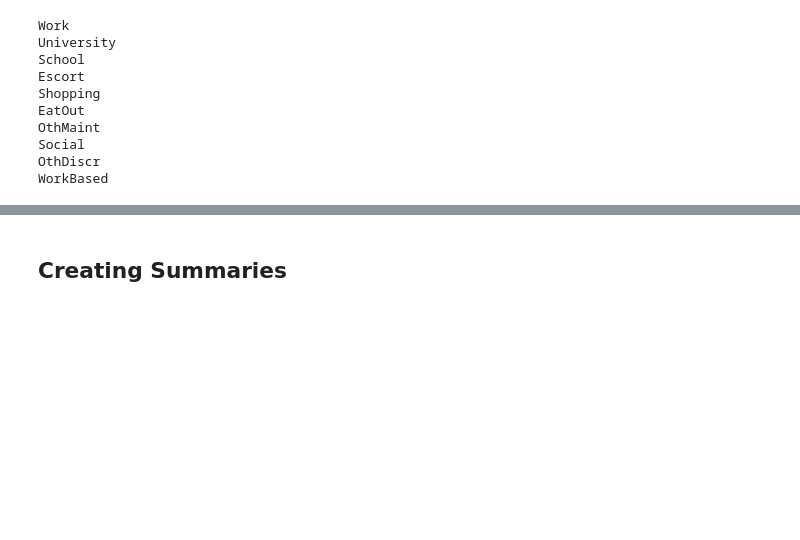
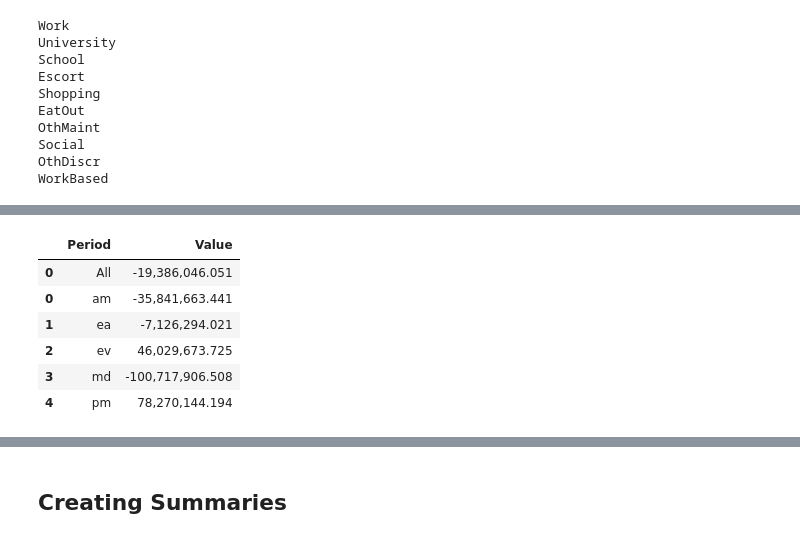
Before and after one commit to camsys/travel-model-one, a Jupyter notebook: CS_utils/Py_summary_code/E1 Final User Benefits.ipynb, the cells around one changed output, grey strips where cells are left out. Saved outputs shown, nothing was run; the diff lists cells and outputs as text; code cells hidden in the pictures; blank space fills up the shorter version.

```diff
--- a/CS_utils/Py_summary_code/E1 Final User Benefits.ipynb
+++ b/CS_utils/Py_summary_code/E1 Final User Benefits.ipynb
@@ -612,4 +671,4 @@ final_trips['ls_benefit_raidehail'] = (final_trips['allmode_ls'] * \
 # logsum benefits non-motorized
 final_trips['ls_benefit_nm'] =  (final_trips['allmode_ls'] * \
                                          (final_trips['non_mot_ls']/final_trips['sum_ls']) * \
-                                            (final_trips['trips']/final_trips['b_ivt'])) * final_trips['trips']
+                                            (final_trips['trips']/final_trips['b_ivt']))
@@ -692,0 +677,6 @@ final_trips_trn['ls_benefit_transit'].isna().sum()
+# %%
+time_periods = params['periods']
+
+#auto_trips = final_trips.loc[final_trips['trip_mode'].isin([1,2,3,9])]
+#trn_trips = final_trips.loc[final_trips['trip_mode'].isin([6,7,8])]
+#nm_trips = final_trips.loc[final_trips['trip_mode'].isin([4,5])]
@@ -692,0 +770,9 @@ final_trips_trn['ls_benefit_transit'].isna().sum()
+# %%
+# Non Motorized mode travel time
+tt_nm = pd.read_parquet(_join(preprocess_dir, 'nm_travel_time.parquet'))
+tt_nm.columns = ['orig_taz', 'dest_taz', 'biketime', 'walktime']
+
+
+#Merge with trip roster
+final_trips = pd.merge(final_trips, tt_nm, on=['orig_taz', 'dest_taz'], how='left')
+print(len(final_trips))
@@ -692,0 +933,21 @@ final_trips_trn['ls_benefit_transit'].isna().sum()
+# %%
+%%time
+print(len(final_trips))
+acc_egr = 'WLK_TRN_PNR'
+df_trn_skim = pd.read_parquet(_join(preprocess_dir, 'trnskm_'+acc_egr+'_cores.parquet'))
+
+temp = []
+for period in time_periods:
+    print(period)
+    trips_pd = final_trips.loc[final_trips['Period']==period.lower()]
+    tt_pd = df_trn_skim[['orig', 'dest', period.lower()]]
+    tt_pd.columns = ['orig_taz', 'dest_taz', period.lower()]
+    tt_trips_pd = pd.merge(trips_pd, tt_pd,
+                           on =['orig_taz', 'dest_taz'],
+                            how ='left')
+
+    tt_trips_pd = tt_trips_pd.rename(columns={period.lower(): acc_egr+'_time'})
+    temp.append(tt_trips_pd)
+
+final_trips = pd.concat(temp)
+print(len(final_trips))
@@ -692,0 +968,15 @@ final_trips_trn['ls_benefit_transit'].isna().sum()
+# %%
+summary_col = 'ls_benefit_transit'
+mode_numbers = [6,7,8]
+temp = final_trips.loc[final_trips['trip_mode'].isin(mode_numbers)]
+df_region_period = summarize_all_combinations(temp, groupby_columns=['Period'], summary_column=summary_col)
+df_region_period = df_region_period[['Period', 'Value']]
+df_region_period
+# %% [output]
+|  | Period | Value |
+| 0 | All | -19,386,046.051 |
+| 0 | am | -35,841,663.441 |
+| 1 | ea | -7,126,294.021 |
+| 2 | ev | 46,029,673.725 |
+| 3 | md | -100,717,906.508 |
+| 4 | pm | 78,270,144.194 |
```
Also changed, not shown: parts of 51 cells of this notebook.
